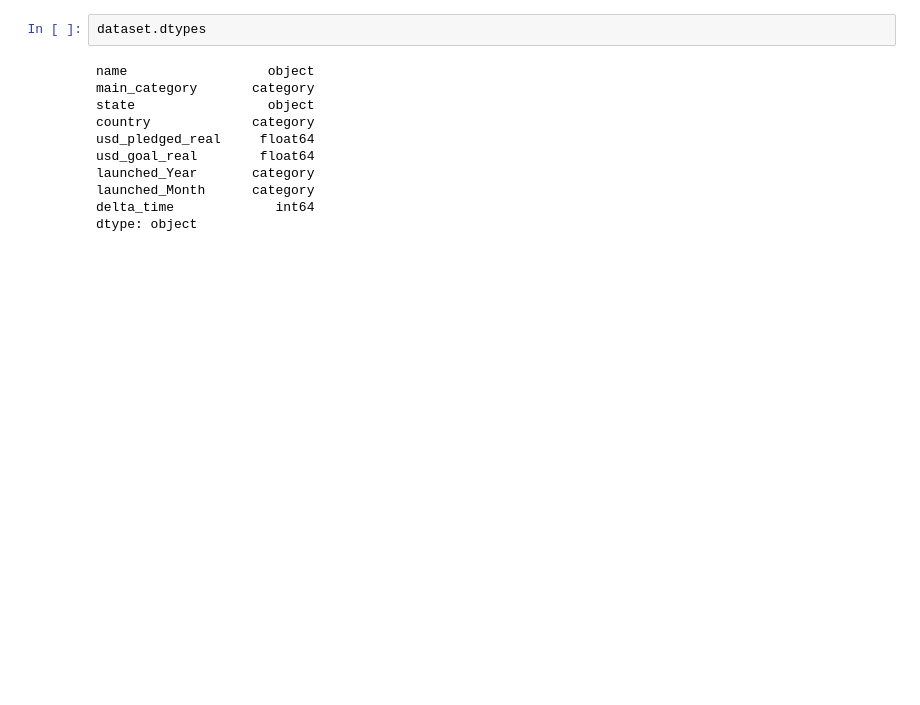
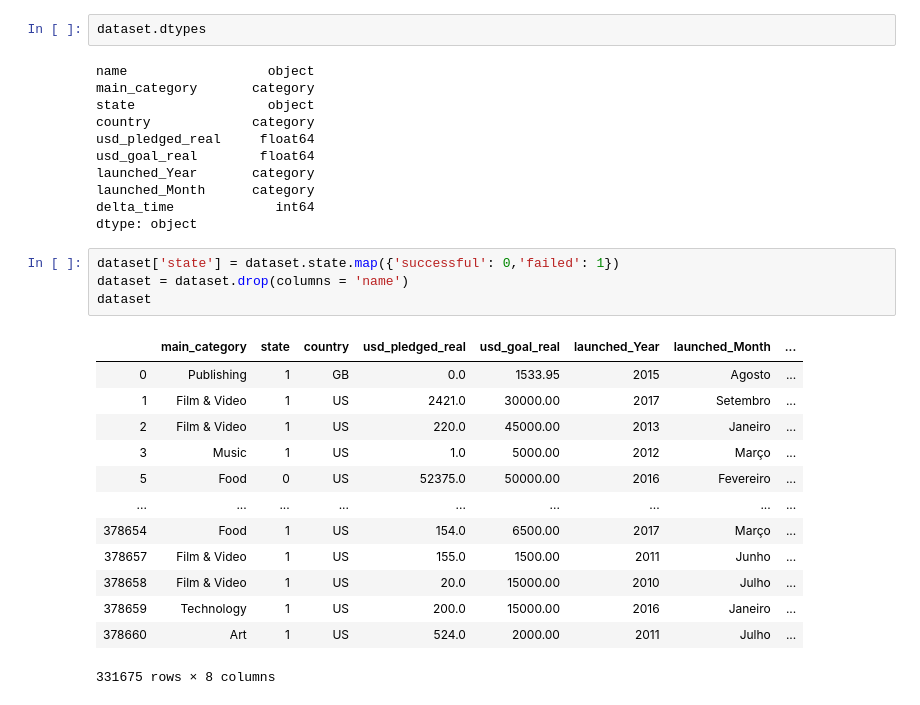
Before and after one commit to jotapsmo/Projeto-2---CDados, a Jupyter notebook: projeto 2.ipynb, the cells around one changed output. Saved outputs shown, nothing was run; the diff lists cells and outputs as text; blank space fills up the shorter version.

```diff
--- a/projeto 2.ipynb
+++ b/projeto 2.ipynb
@@ -421,3 +421,21 @@ launched_Year       category
 launched_Month      category
 delta_time             int64
 dtype: object
+# %%
+dataset['state'] = dataset.state.map({'successful': 0,'failed': 1})
+dataset = dataset.drop(columns = 'name')
+dataset
+# %% [output]
+|  | main_category | state | country | usd_pledged_real | usd_goal_real | launched_Year | launched_Month | ... |
+| 0 | Publishing | 1 | GB | 0.0 | 1533.95 | 2015 | Agosto | ... |
+| 1 | Film & Video | 1 | US | 2421.0 | 30000.00 | 2017 | Setembro | ... |
+| 2 | Film & Video | 1 | US | 220.0 | 45000.00 | 2013 | Janeiro | ... |
+| 3 | Music | 1 | US | 1.0 | 5000.00 | 2012 | Março | ... |
+| 5 | Food | 0 | US | 52375.0 | 50000.00 | 2016 | Fevereiro | ... |
+| ... | ... | ... | ... | ... | ... | ... | ... | ... |
+| 378654 | Food | 1 | US | 154.0 | 6500.00 | 2017 | Março | ... |
+| 378657 | Film & Video | 1 | US | 155.0 | 1500.00 | 2011 | Junho | ... |
+| 378658 | Film & Video | 1 | US | 20.0 | 15000.00 | 2010 | Julho | ... |
+| 378659 | Technology | 1 | US | 200.0 | 15000.00 | 2016 | Janeiro | ... |
+| 378660 | Art | 1 | US | 524.0 | 2000.00 | 2011 | Julho | ... |
+331675 rows × 8 columns
```
Also changed, not shown: parts of 1 cell of this notebook.
